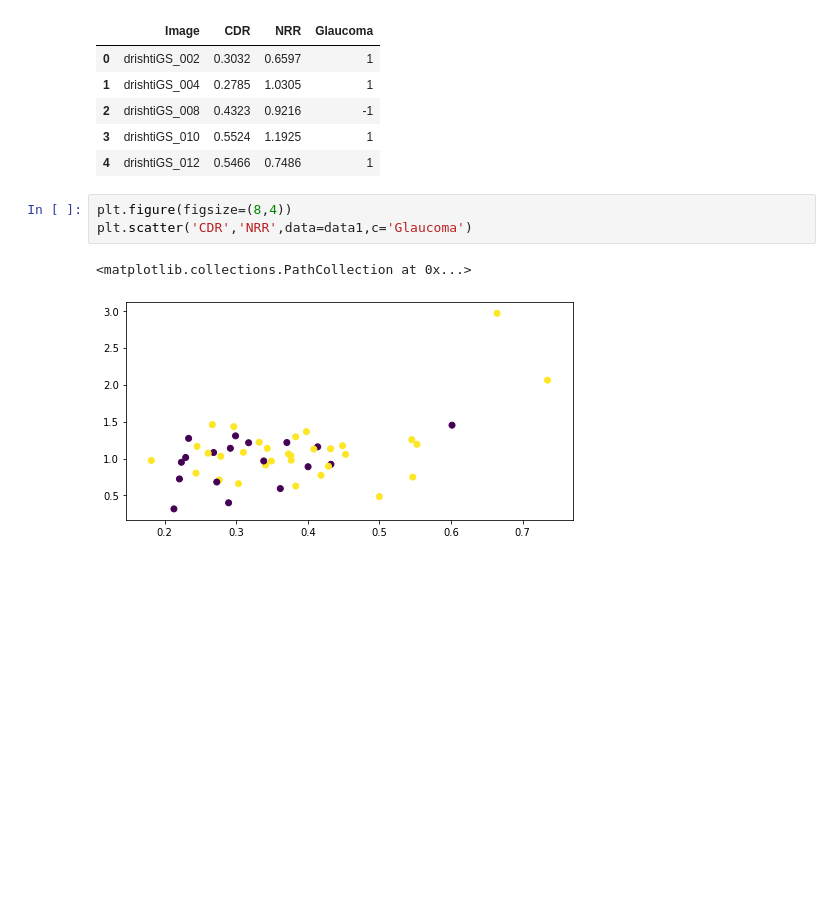
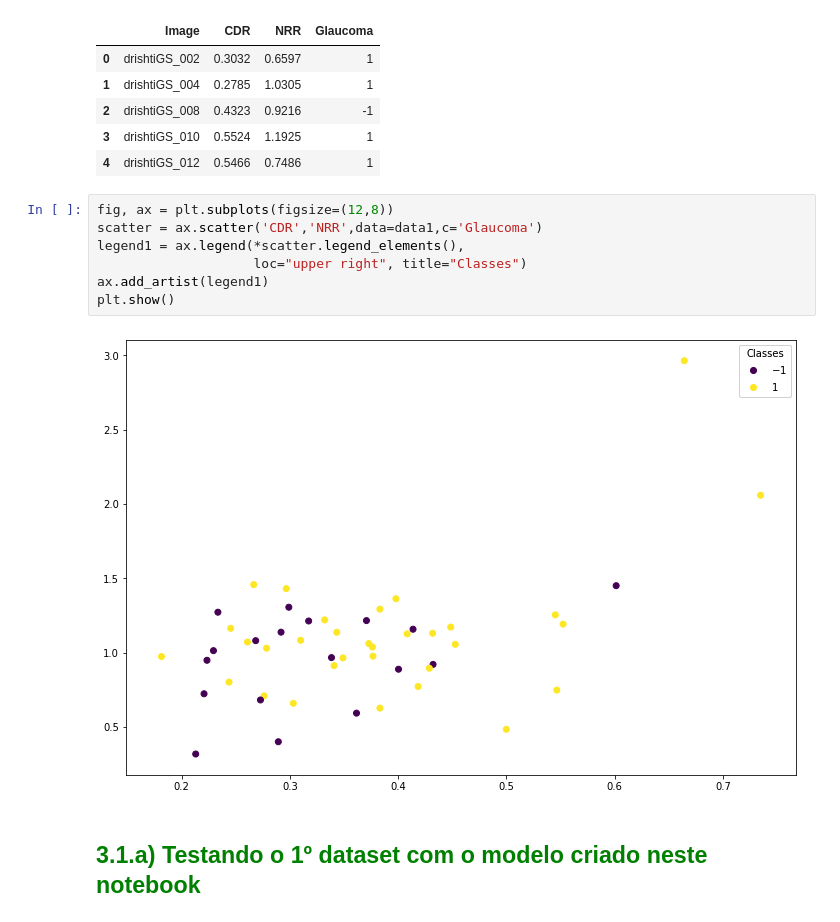
Before and after one commit to Natan10/mineracao-dados-ufc, a Jupyter notebook: trabalho 2/Trabalho 2 - Implementacao Perceptron.ipynb, the cells around one changed output. Drawn from its saved outputs; the diff is of its cells as text; blank space fills up the shorter version.

```diff
--- a/trabalho 2/Trabalho 2 - Implementacao Perceptron.ipynb
+++ b/trabalho 2/Trabalho 2 - Implementacao Perceptron.ipynb
@@ -242,9 +263,14 @@ data1.head()
 | 2 | drishtiGS_008 | 0.4323 | 0.9216 | -1 |
 | 3 | drishtiGS_010 | 0.5524 | 1.1925 | 1 |
 | 4 | drishtiGS_012 | 0.5466 | 0.7486 | 1 |
-# %%
-plt.figure(figsize=(8,4))
-plt.scatter('CDR','NRR',data=data1,c='Glaucoma')
-# %% [output]
-<matplotlib.collections.PathCollection at 0x...>
-[figure, removed]
+# %%
+fig, ax = plt.subplots(figsize=(12,8))
+scatter = ax.scatter('CDR','NRR',data=data1,c='Glaucoma')
+legend1 = ax.legend(*scatter.legend_elements(),
+                    loc="upper right", title="Classes")
+ax.add_artist(legend1)
+plt.show()
+# %% [output]
+[figure, added]
+# %% [markdown]
+##  <font color='green'>3.1.a) Testando o 1º dataset com o modelo criado neste notebook</font>
```
Also changed, not shown: parts of 34 cells of this notebook, 1 other file.
